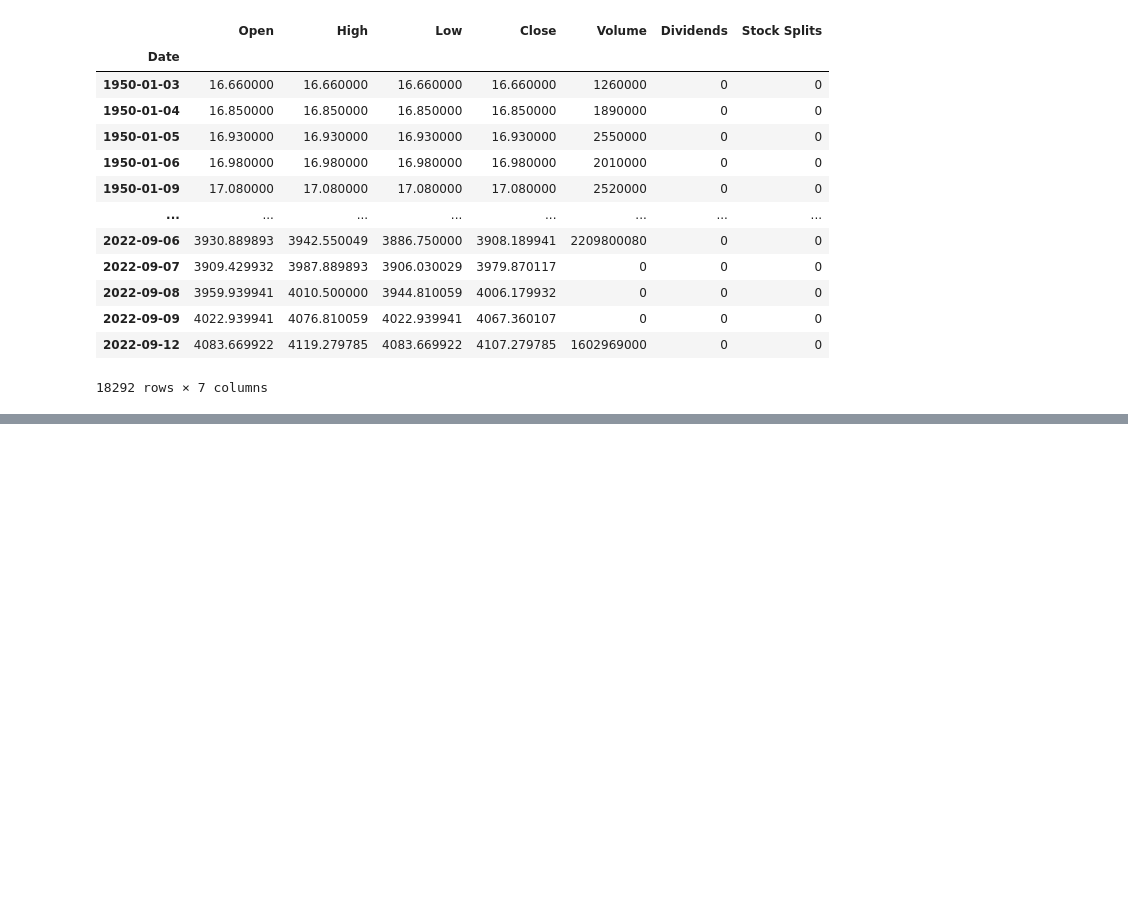
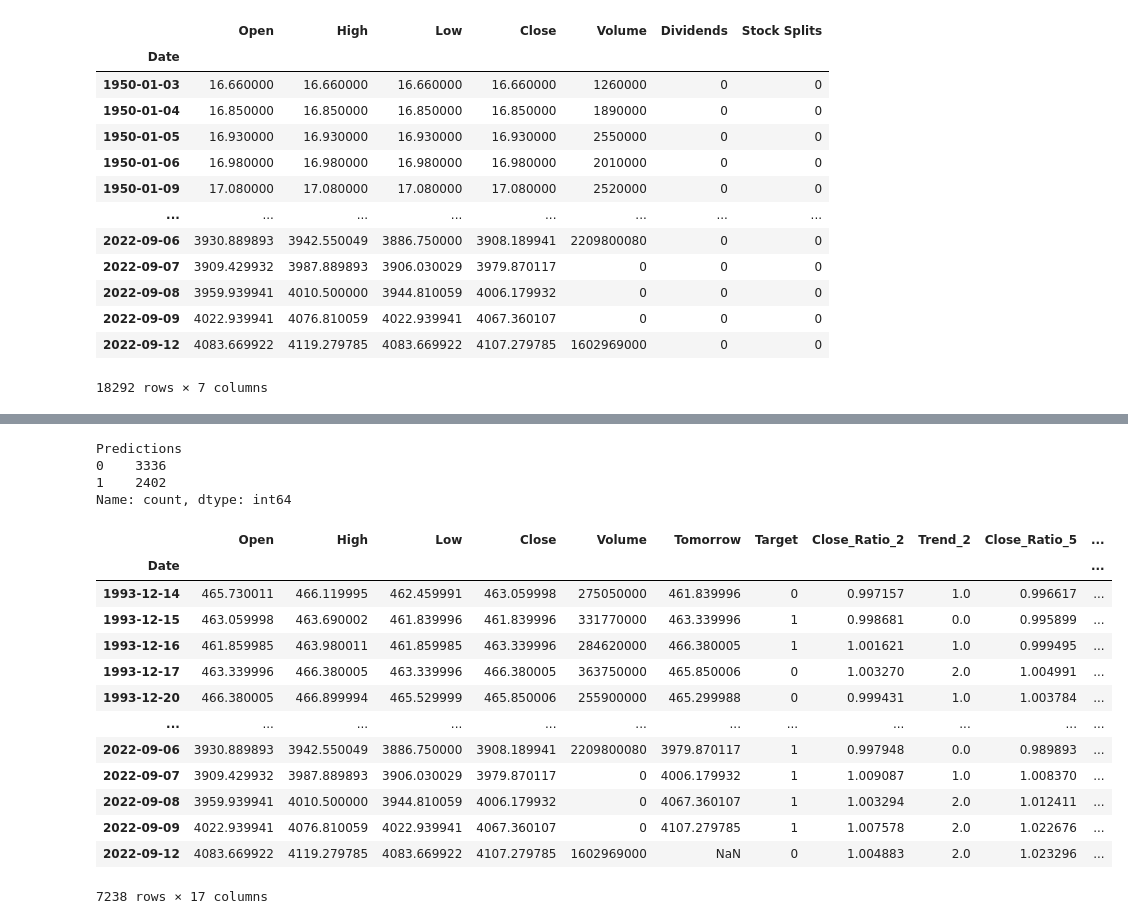
Before and after one commit to MelvinPaulsam/S-P-500-Prediction, a Jupyter notebook: Predict.ipynb, the cells around one changed output, grey strips where cells are left out. Drawn from its saved outputs; the diff is of its cells as text; code cells hidden in the pictures; blank space fills up the shorter version.

```diff
--- a/Predict.ipynb
+++ b/Predict.ipynb
@@ -37,0 +89,8 @@ ImportError: matplotlib is required for plotting when the default backend "matpl
+# %%
+predictions = backtest(sp500, model, predictors)
+predictions["Predictions"].value_counts()
+# %% [output]
+Predictions
+0    3336
+1    2402
+Name: count, dtype: int64
@@ -37,0 +100,32 @@ ImportError: matplotlib is required for plotting when the default backend "matpl
+# %%
+horizons = [2,5,60,250,1000]
+new_predictors = []
+
+for horizon in horizons:
+    rolling_averages = sp500.rolling(horizon).mean()
+
+    ratio_column = f"Close_Ratio_{horizon}"
+    sp500[ratio_column] = sp500["Close"] / rolling_averages["Close"]
+
+    trend_column = f"Trend_{horizon}"
+    sp500[trend_column] = sp500.shift(1).rolling(horizon).sum()["Target"]
+
+    new_predictors+= [ratio_column, trend_column]
+# %%
+sp500 = sp500.dropna(subset=sp500.columns[sp500.columns != "Tomorrow"])
+sp500
+# %% [output]
+|  | Open | High | Low | Close | Volume | Tomorrow | Target | Close_Ratio_2 | Trend_2 | Close_Ratio_5 | ... |
+| Date |  |  |  |  |  |  |  |  |  |  | ... |
+| 1993-12-14 | 465.730011 | 466.119995 | 462.459991 | 463.059998 | 275050000 | 461.839996 | 0 | 0.997157 | 1.0 | 0.996617 | ... |
+| 1993-12-15 | 463.059998 | 463.690002 | 461.839996 | 461.839996 | 331770000 | 463.339996 | 1 | 0.998681 | 0.0 | 0.995899 | ... |
+| 1993-12-16 | 461.859985 | 463.980011 | 461.859985 | 463.339996 | 284620000 | 466.380005 | 1 | 1.001621 | 1.0 | 0.999495 | ... |
+| 1993-12-17 | 463.339996 | 466.380005 | 463.339996 | 466.380005 | 363750000 | 465.850006 | 0 | 1.003270 | 2.0 | 1.004991 | ... |
+| 1993-12-20 | 466.380005 | 466.899994 | 465.529999 | 465.850006 | 255900000 | 465.299988 | 0 | 0.999431 | 1.0 | 1.003784 | ... |
+| ... | ... | ... | ... | ... | ... | ... | ... | ... | ... | ... | ... |
+| 2022-09-06 | 3930.889893 | 3942.550049 | 3886.750000 | 3908.189941 | 2209800080 | 3979.870117 | 1 | 0.997948 | 0.0 | 0.989893 | ... |
+| 2022-09-07 | 3909.429932 | 3987.889893 | 3906.030029 | 3979.870117 | 0 | 4006.179932 | 1 | 1.009087 | 1.0 | 1.008370 | ... |
+| 2022-09-08 | 3959.939941 | 4010.500000 | 3944.810059 | 4006.179932 | 0 | 4067.360107 | 1 | 1.003294 | 2.0 | 1.012411 | ... |
+| 2022-09-09 | 4022.939941 | 4076.810059 | 4022.939941 | 4067.360107 | 0 | 4107.279785 | 1 | 1.007578 | 2.0 | 1.022676 | ... |
+| 2022-09-12 | 4083.669922 | 4119.279785 | 4083.669922 | 4107.279785 | 1602969000 | NaN | 0 | 1.004883 | 2.0 | 1.023296 | ... |
+7238 rows × 17 columns
```
Also changed, not shown: parts of 13 cells of this notebook.
